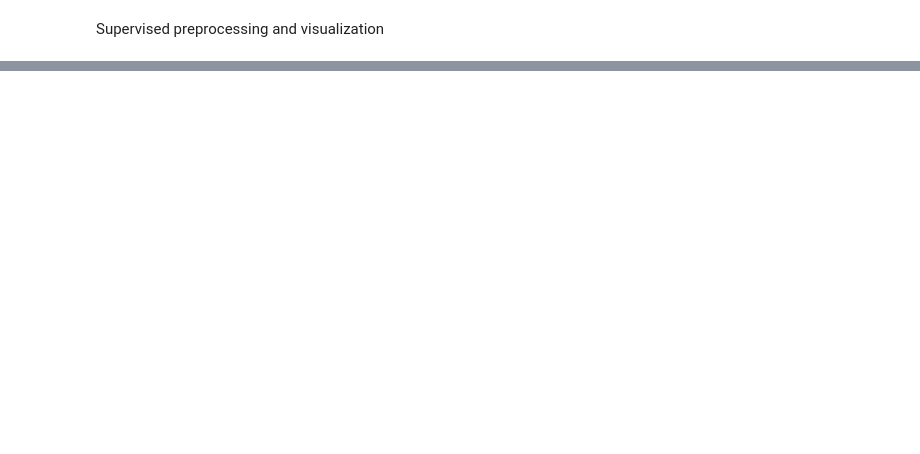
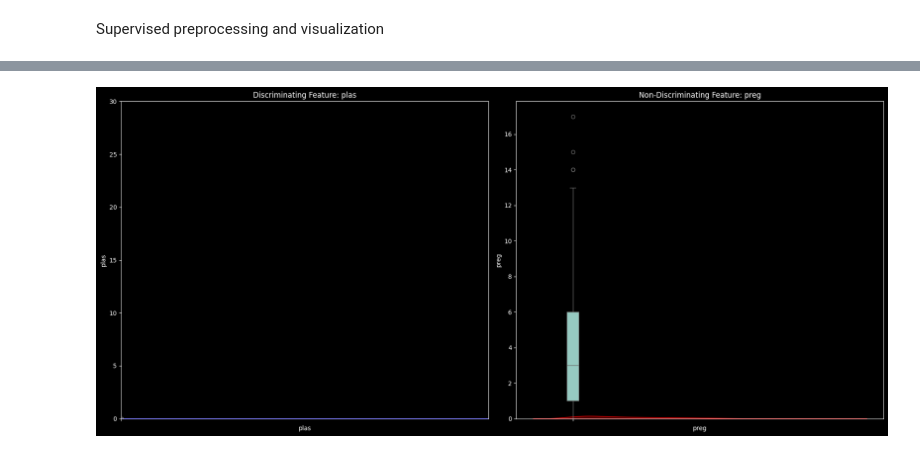
Before and after one commit to SonjaHammerl/AMLHC_Tasks_SH, a Jupyter notebook: Python/src/python/Task2.2.ipynb, the cells around one changed output, grey strips where cells are left out. Drawn from its saved outputs; the diff is of its cells as text; code cells hidden in the pictures; blank space fills up the shorter version.

```diff
--- a/Python/src/python/Task2.2.ipynb
+++ b/Python/src/python/Task2.2.ipynb
@@ -89,0 +174,27 @@ plt.show()
+# %%
+# plot
+plt.figure(figsize=(18, 8))
+
+# Boxplot und Distribution Plot für das discriminating Feature
+plt.subplot(1, 2, 1)
+sns.boxplot(data=discriminating_data)
+sns.kdeplot(discriminating_data, color='blue', fill=True)
+plt.title(f"Discriminating Feature: {highest_ig_feature}")
+plt.xlabel(highest_ig_feature)
+
+
+# Boxplot und Distribution Plot für das non-discriminating Feature
+plt.subplot(1, 2, 2)
+sns.boxplot(data=non_discriminating_data)
+sns.kdeplot(non_discriminating_data, color='red', fill=True)
+plt.title(f"Non-Discriminating Feature: {lowest_ig_feature}")
+plt.xlabel(lowest_ig_feature)
+
+
+
+# gebe die Plots aus
+
+plt.tight_layout()
+plt.show()
+# %% [output]
+[figure, added]
```
Also changed, not shown: parts of 13 cells of this notebook.
